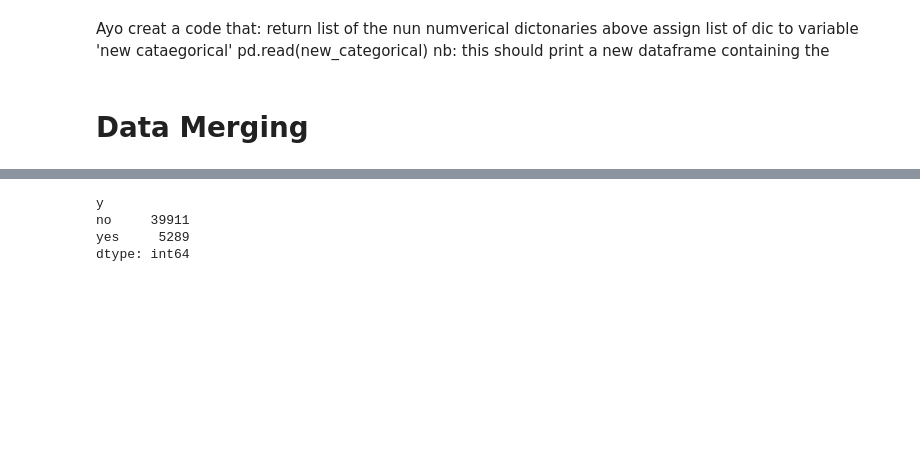
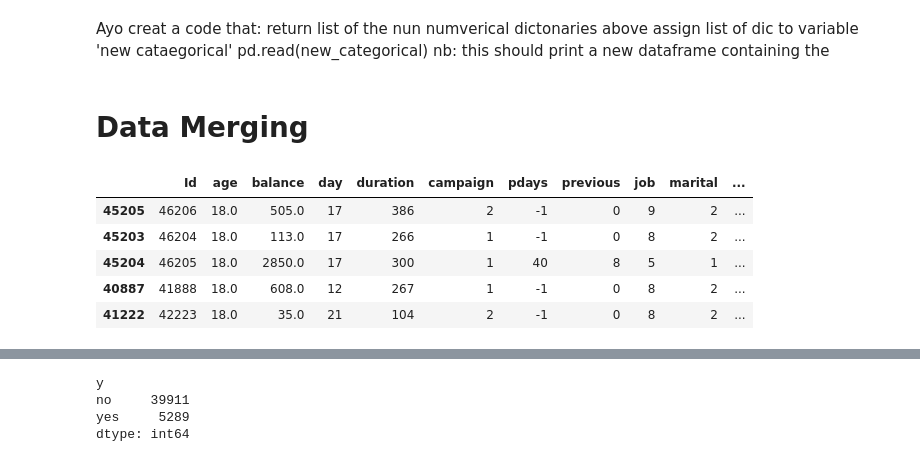
Before and after one commit to Ayomide-ola/UCDPA_Ayomide, a Jupyter notebook: predict term deposit project.ipynb, the cells around one changed output, grey strips where cells are left out. Drawn from its saved outputs; the diff is of its cells as text; code cells hidden in the pictures; blank space fills up the shorter version.

```diff
--- a/predict term deposit project.ipynb
+++ b/predict term deposit project.ipynb
@@ -494,3 +506,14 @@ pd.read(new_categorical)
 nb: this should print a new dataframe containing the
 # %% [markdown]
 # Data Merging
+# %%
+# We are 'fully' merging new_numerical and new_categorical dataframes together using their 'index' as the key
+all_merge = pd.merge(new_numerical,new_categorical, left_index=True, right_index=True)
+all_merge.head()
+# %% [output]
+|  | Id | age | balance | day | duration | campaign | pdays | previous | job | marital | ... |
+| 45205 | 46206 | 18.0 | 505.0 | 17 | 386 | 2 | -1 | 0 | 9 | 2 | ... |
+| 45203 | 46204 | 18.0 | 113.0 | 17 | 266 | 1 | -1 | 0 | 8 | 2 | ... |
+| 45204 | 46205 | 18.0 | 2850.0 | 17 | 300 | 1 | 40 | 8 | 5 | 1 | ... |
+| 40887 | 41888 | 18.0 | 608.0 | 12 | 267 | 1 | -1 | 0 | 8 | 2 | ... |
+| 41222 | 42223 | 18.0 | 35.0 | 21 | 104 | 2 | -1 | 0 | 8 | 2 | ... |
```
Also changed, not shown: parts of 15 cells of this notebook.
